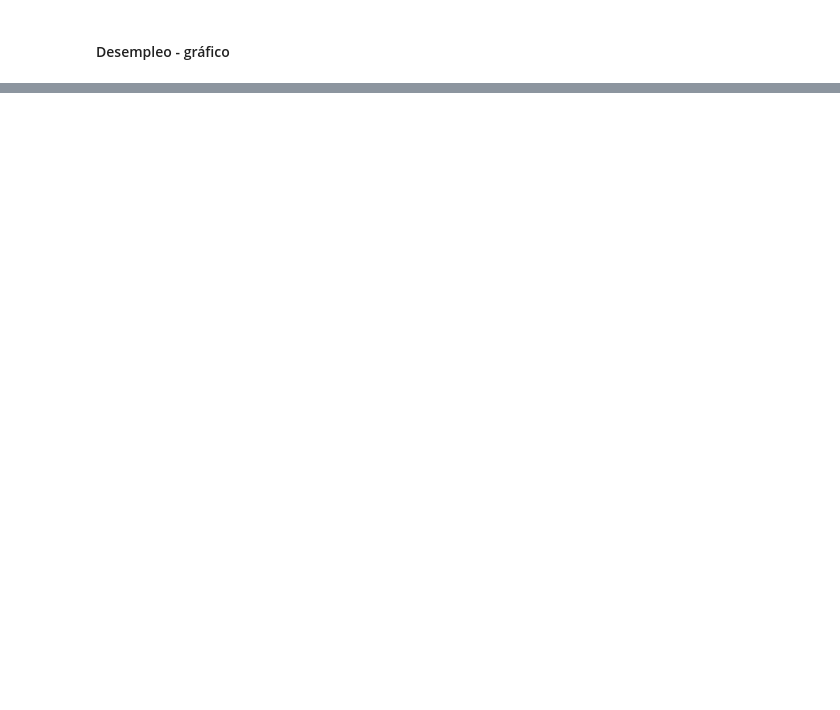
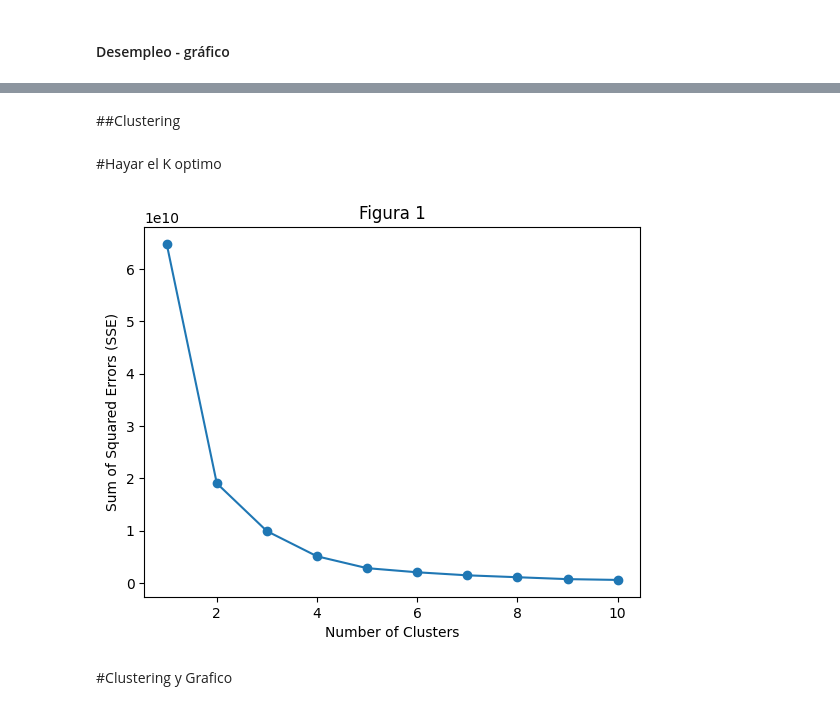
Before and after one commit to Matiiwtcp/Proyecto_final_bigdata, a Jupyter notebook: Proyecto_final_MLBG.ipynb, the cells around one changed output, grey strips where cells are left out. Saved outputs shown, nothing was run; the diff lists cells and outputs as text; code cells hidden in the pictures; blank space fills up the shorter version.

```diff
--- a/Proyecto_final_MLBG.ipynb
+++ b/Proyecto_final_MLBG.ipynb
@@ -394,3 +398,33 @@ fig_tasa_desempleo.data[0].colorscale = 'Reds'
 fig_tasa_desempleo.show()
 # %% [output]
 [interactive output not drawn]
+# %%
+from functools import reduce
+# Lista de dataframes
+dataframes = [df_le, df_f,  df_pbi, df_ev, df_s]
+
+# Utilizar la función reduce y merge para combinar dataframes en base a 'Paises'
+merged_df = reduce(lambda left, right: pd.merge(left, right, on='Paises', how='inner'), dataframes)
+# %% [markdown]
+##Clustering
+# %% [markdown]
+#Hayar el K optimo
+# %%
+from sklearn.cluster import KMeans
+def find_optimal_clusters_kmeans(data, max_k):
+    sse = []  # Sum of squared errors
+    for k in range(1, max_k + 1):
+        kmeans = KMeans(n_clusters=k, n_init=10).fit(data)
+        sse.append(kmeans.inertia_)
+
+    plt.plot(range(1, max_k + 1), sse, 'o-')
+    plt.xlabel("Number of Clusters")
+    plt.ylabel("Sum of Squared Errors (SSE)")
+    plt.title("Figura 1")
+    plt.show()
+
+find_optimal_clusters_kmeans(merged_df[['Libertad Economica', 'Felicidad', 'PBI', 'Esperanza de vida','Ratio de suicidios']], 10)
+# %% [output]
+[figure, added]
+# %% [markdown]
+#Clustering y Grafico
```
Also changed, not shown: parts of 3 cells of this notebook.
